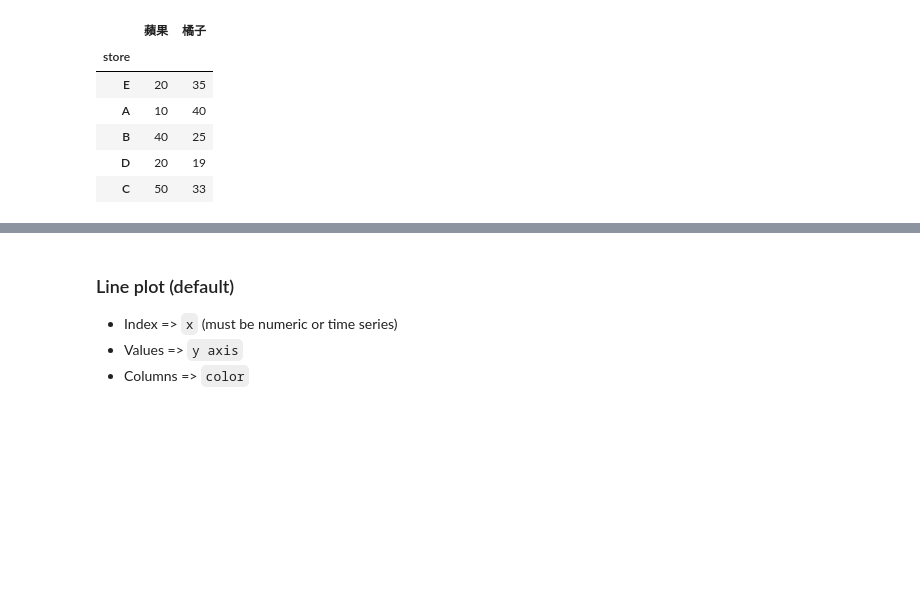
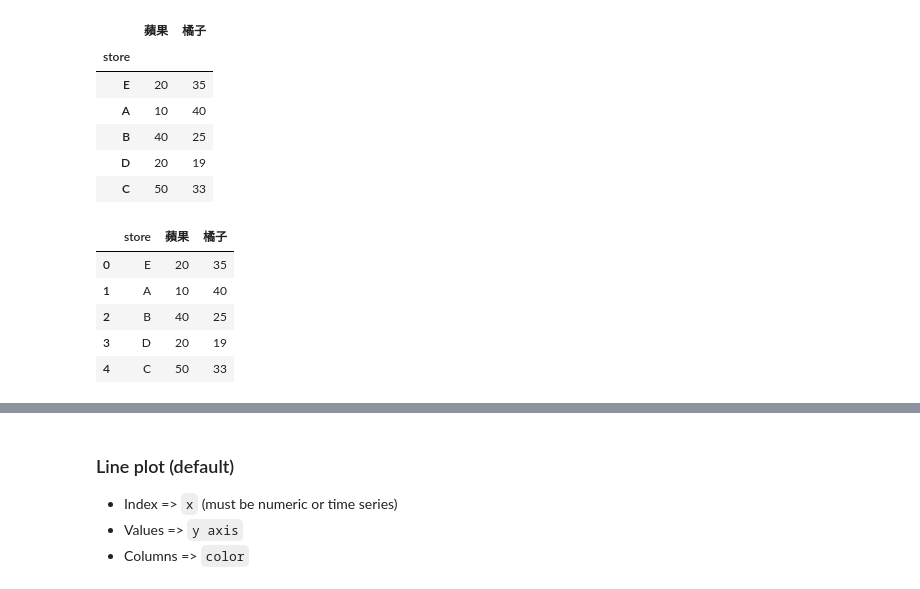
Before and after one commit to leoluyi/Yotta_Viz101, a Jupyter notebook: lecture-notes/python/pandas_viz_tutorial.ipynb, the cells around one changed output, grey strips where cells are left out. Drawn from its saved outputs; the diff is of its cells as text; code cells hidden in the pictures; blank space fills up the shorter version.

```diff
--- a/lecture-notes/python/pandas_viz_tutorial.ipynb
+++ b/lecture-notes/python/pandas_viz_tutorial.ipynb
@@ -93,3 +93,12 @@ df.head()
 | B | 40 | 25 |
 | D | 20 | 19 |
 | C | 50 | 33 |
+# %%
+df.reset_index()
+# %% [output]
+|  | store | 蘋果 | 橘子 |
+| 0 | E | 20 | 35 |
+| 1 | A | 10 | 40 |
+| 2 | B | 40 | 25 |
+| 3 | D | 20 | 19 |
+| 4 | C | 50 | 33 |
```
Also changed, not shown: parts of 1 cell of this notebook, 9 other files.
